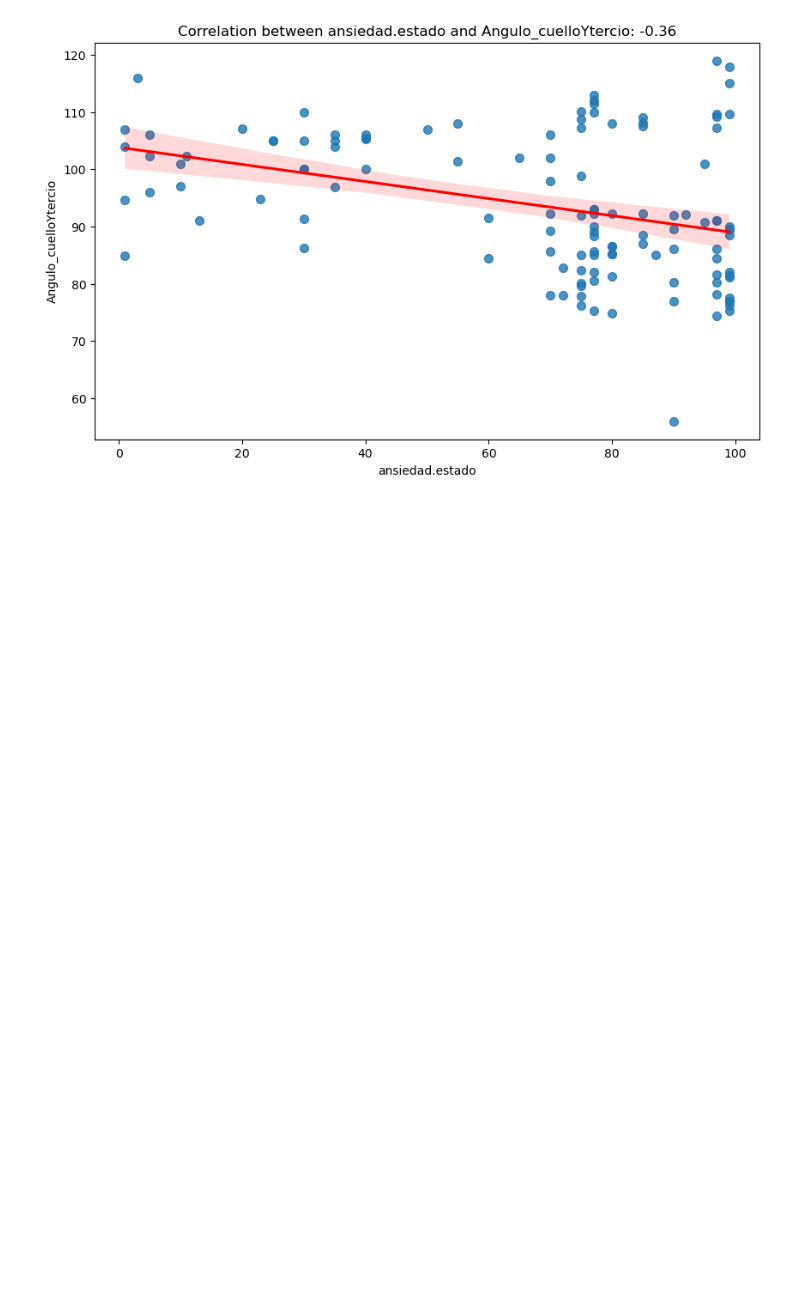
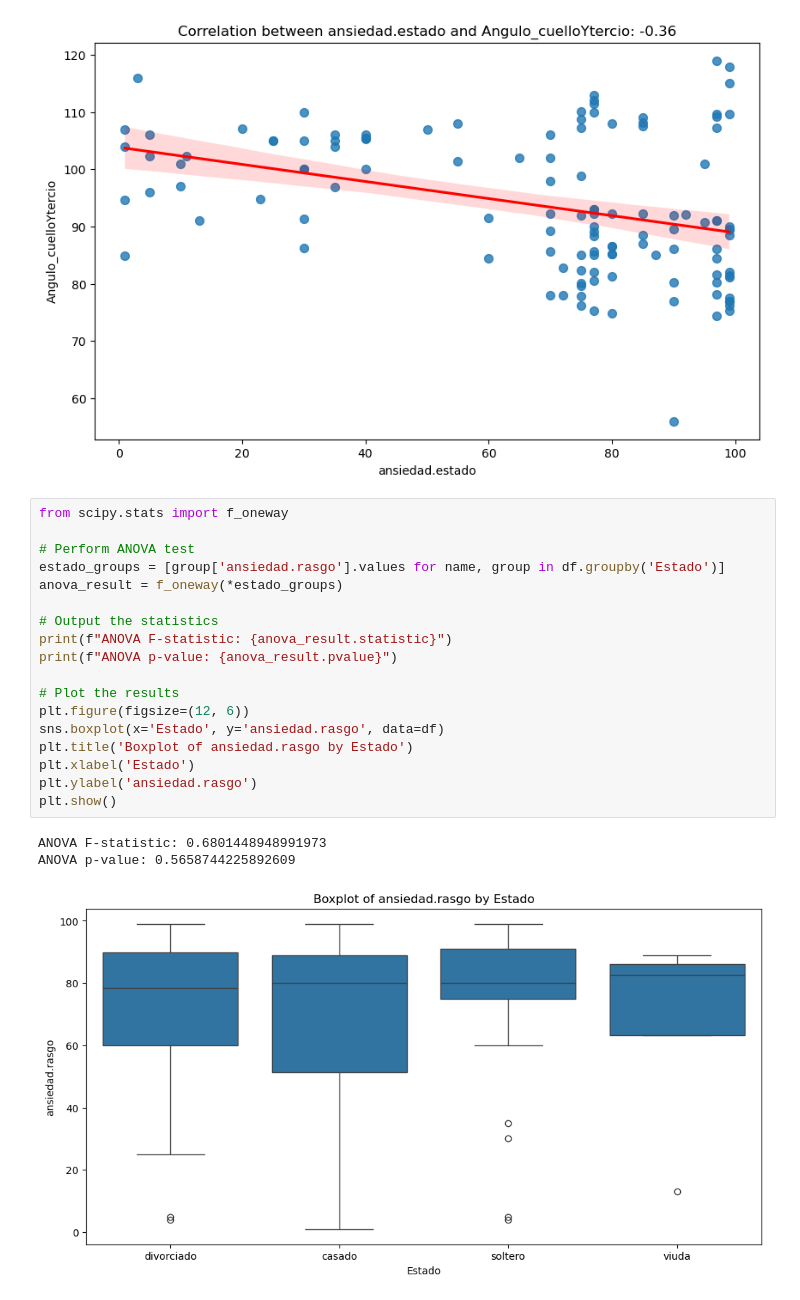
Before and after one commit to MMRES-PyBootcamp/MMRES-python-bootcamp2024, a Jupyter notebook: Misophonia_report/MMRES_Report_AlbertGrass_AndresGordo.ipynb, the cells around one changed output. Saved outputs shown, nothing was run; the diff lists cells and outputs as text; blank space fills up the shorter version.

Commit message:
add anova ansiedad.rasgo vs Estado

```diff
--- a/Misophonia_report/MMRES_Report_AlbertGrass_AndresGordo.ipynb
+++ b/Misophonia_report/MMRES_Report_AlbertGrass_AndresGordo.ipynb
@@ -98,3 +98,25 @@ plt.show()
 # %% [output]
 Correlation: -0.36266540270933073
 [figure]
+# %%
+from scipy.stats import f_oneway
+
+# Perform ANOVA test
+estado_groups = [group['ansiedad.rasgo'].values for name, group in df.groupby('Estado')]
+anova_result = f_oneway(*estado_groups)
+
+# Output the statistics
+print(f"ANOVA F-statistic: {anova_result.statistic}")
+print(f"ANOVA p-value: {anova_result.pvalue}")
+
+# Plot the results
+plt.figure(figsize=(12, 6))
+sns.boxplot(x='Estado', y='ansiedad.rasgo', data=df)
+plt.title('Boxplot of ansiedad.rasgo by Estado')
+plt.xlabel('Estado')
+plt.ylabel('ansiedad.rasgo')
+plt.show()
+# %% [output]
+ANOVA F-statistic: 0.6801448948991973
+ANOVA p-value: 0.5658744225892609
+[figure, added]
```
